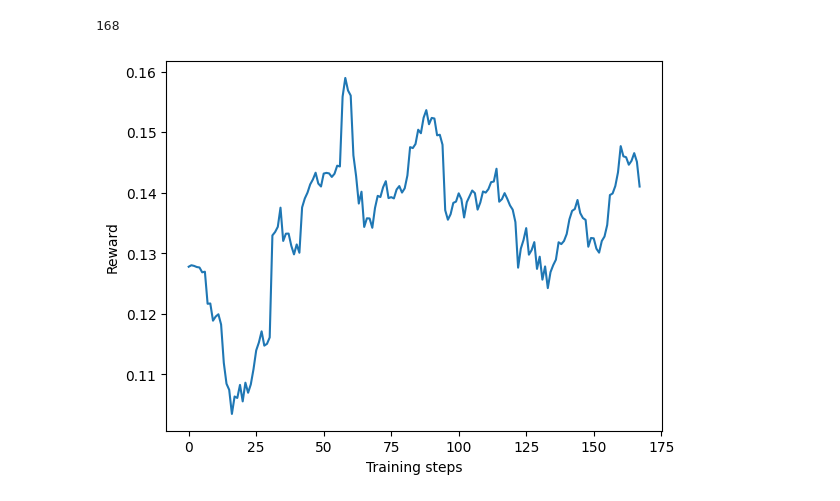
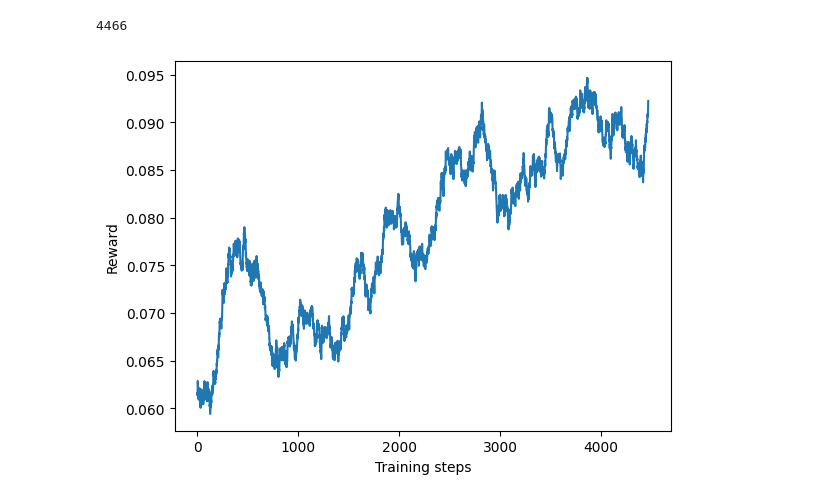
Before and after one commit to will0010077/Reinforced-Retrieval, a Jupyter notebook: show.ipynb, the cells around one changed output. Drawn from its saved outputs; the diff is of its cells as text; code cells hidden in the pictures.

```diff
--- a/show.ipynb
+++ b/show.ipynb
@@ -9,23 +9,23 @@ import numpy as np
 # %%
 
 with open("reward_number_0.log", "r") as f:
     r = f.readlines()
-r = [float(i) for i in r][25800:]
+r = [float(i) for i in r][:]
 print(len(r))
 moving_avg = []
 ma = np.mean(r[:150])
 ratio=1-10/len(r)
 for x in r:
     ma = ratio * ma + (1-ratio) * x
     moving_avg.append(ma)
 
 plt.ylabel("Reward")
 plt.xlabel("Training steps")
 plt.plot(moving_avg)
 plt.show()
 # %% [output]
-168
+4466
-[figure, old version]
+[figure, new version]
 # %%
 returns = torch.load("save/return.pt")
 value = torch.load("save/value.pt")
```
Also changed, not shown: parts of 4 cells of this notebook, 10 other files.
